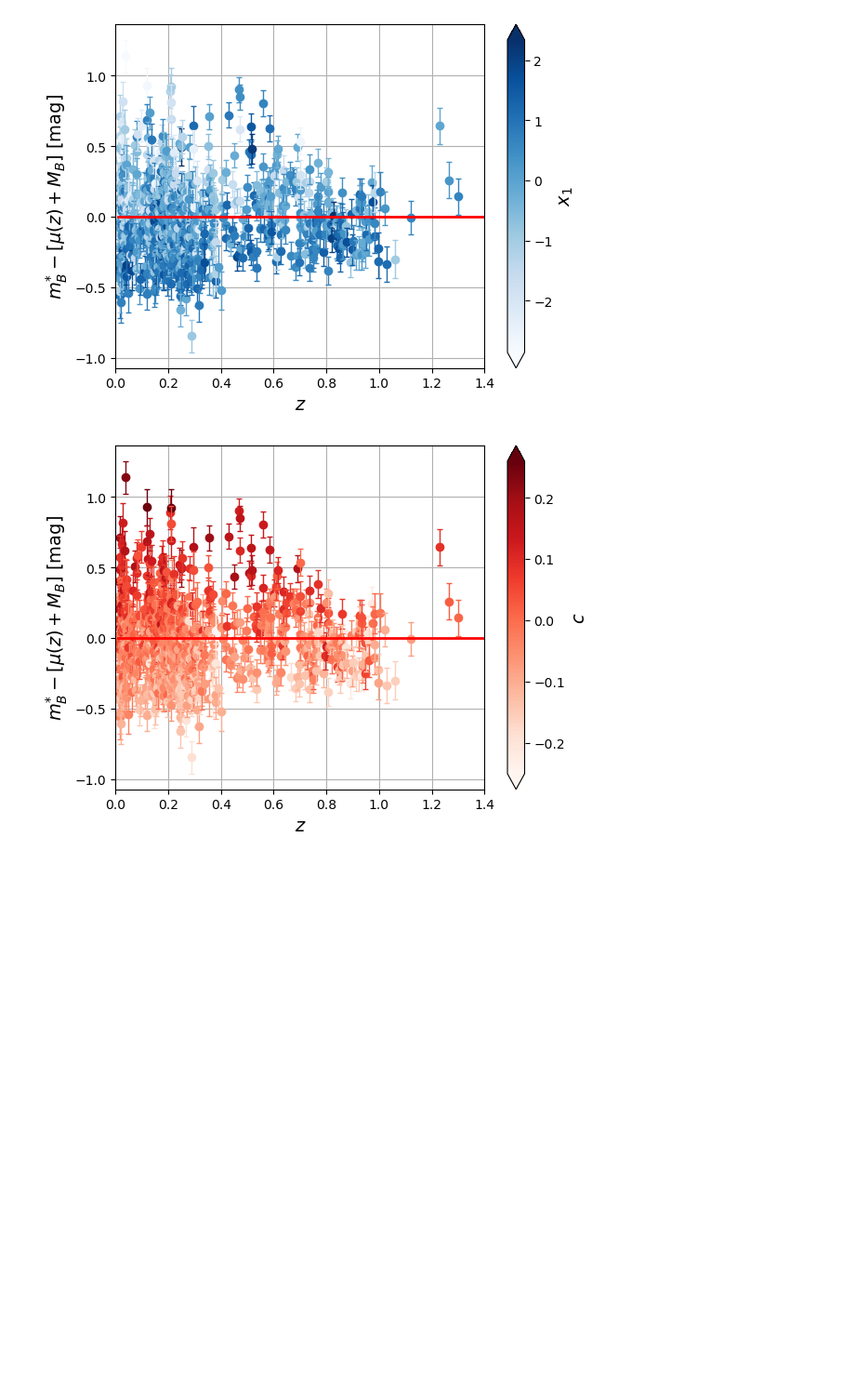
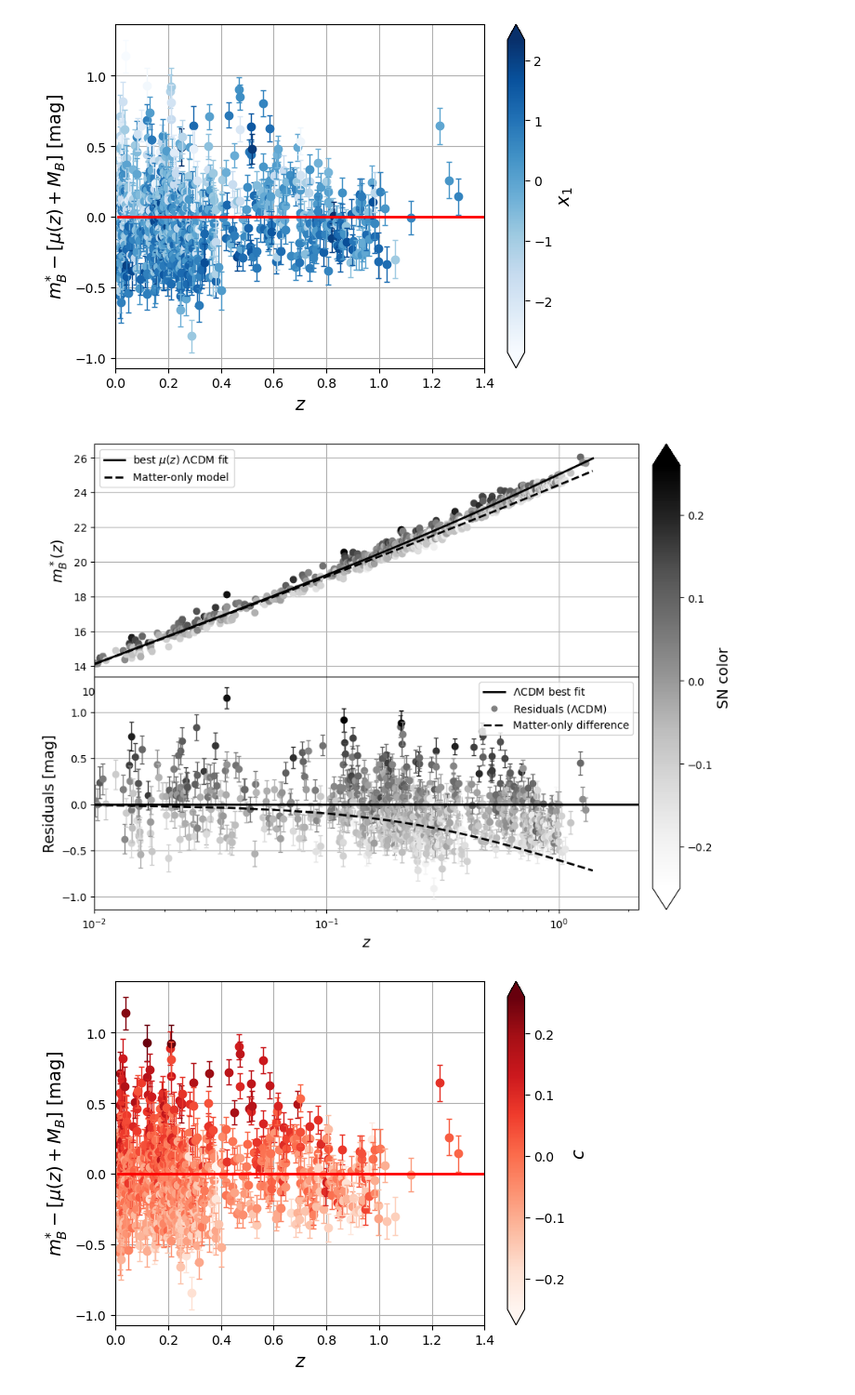
Before and after one commit to jeremyneveu/m2-npac-grac, a Jupyter notebook: notebooks/SNIa.ipynb, the cells around one changed output. Shown at 93% size. Cells and saved outputs as stored; diff of their text form; code cells hidden in the pictures; blank space fills up the shorter version.

```diff
--- a/notebooks/SNIa.ipynb
+++ b/notebooks/SNIa.ipynb
@@ -177,3 +179,59 @@ plt.show()
+# %%
+fig = plt.figure(figsize=(10, 8))
+gs = fig.add_gridspec(2, 2, height_ratios=[1, 1], width_ratios=[20, 1], hspace=0, wspace=0.05)
+ax1 = fig.add_subplot(gs[0, 0])
+ax2 = fig.add_subplot(gs[1, 0], sharex=ax1)
+cax = fig.add_subplot(gs[:, 1])
+
+# Upper panel: Hubble diagram
+sc = ax1.scatter(x=df['zcmb'], y=df["mb"], marker='+', s=1, linewidths=2, c=df['color'], cmap=plt.colormaps['Grays'])
+#create colorbar according to the scatter plot
+clb = plt.colorbar(sc, cax=cax, extend='both')
+clb.set_label(label="SN color", size=14)
+
+#convert third variable to a color tuple using the colormap used for scatter
+norm = matplotlib.colors.Normalize(vmin=min(df['color']), vmax=max(df['color']), clip=True)
+mapper = cm.ScalarMappable(norm=norm, cmap='Grays')
+color_l = np.array([(mapper.to_rgba(v)) for v in df['color']])
+
+#loop over each data point to plot
+for x, y, e, color in zip(df['zcmb'], df["mb"], df['dmb'], color_l):
+    ax1.plot(x, y, 'o', markersize=6, color=color)
+    ax1.errorbar(x, y, e, lw=2, capsize=2, elinewidth=2, color=color)
+
+eds = mu_f(z, 1, 0, *pval[2:])
+lcdm = mu_f(z, *pval)
+ax1.plot(z, lcdm,'k-',lw=2, label=f"best $\mu(z)$ $\Lambda$CDM fit")
+ax1.plot(z, eds,'k--',lw=2, label=f"Matter-only model")
+ax1.set_xlim([1e-2,2.2])
+ax1.set_ylabel('$m^*_{B}(z)$',size=14)
+ax1.grid()
+ax1.legend()
+ax1.set_xscale('log')
+
+# Lower panel: Residuals
+delta_best = df['mb'] - mu_f(df['zcmb'], *pval)
+delta_matter = df['mb'] - mu_f(df['zcmb'], 1, 0, *pval[2:])
+
+for x, y1, y2, e, color in zip(df['zcmb'], delta_best, delta_matter, df['dmb'], color_l):
+    ax2.plot(x, y1, 'o', markersize=6, color=color)
+    ax2.errorbar(x, y1, e, lw=1, capsize=2, color=color)
+    #ax2.plot(x, y2, 's', color=color, markersize=3, alpha=0.5)
+
+ax2.axhline(0, color='k', linestyle='-', lw=2, label='$\Lambda$CDM best fit')
+ax2.plot([], [], 'o', color='gray', markersize=5, label='Residuals ($\Lambda$CDM)')
+ax2.plot(z, eds- lcdm, 'k--', lw=2, label='Matter-only difference')
+ax2.set_xlabel('$z$',size=14)
+ax2.set_xlim([1e-2,2.2])
+ax2.set_ylabel('Residuals [mag]',size=14)
+ax2.grid()
+ax2.legend(fontsize=10)
+ax2.set_xscale('log')
+
+plt.tight_layout()
+plt.show()
+# %% [output]
+[figure, added]
 # %%
 #| label: hubbleResC
 
```
Also changed, not shown: parts of 2 cells of this notebook, 5 other files.
